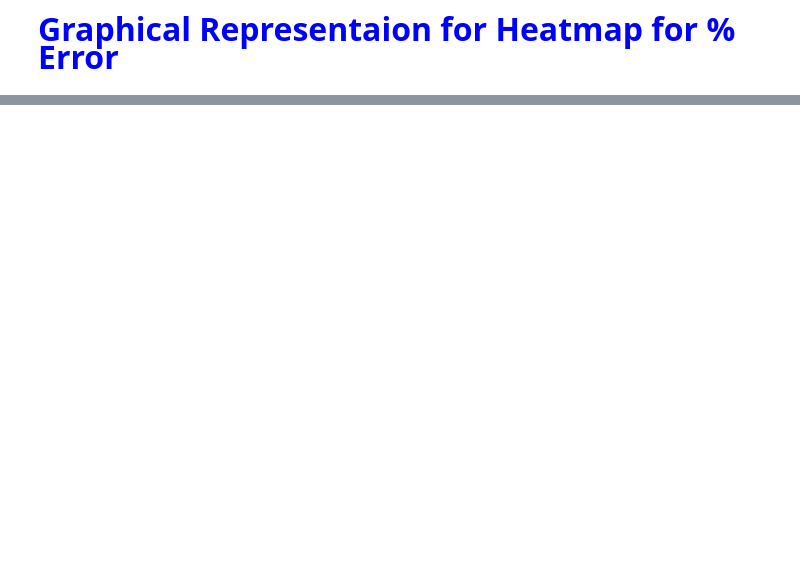
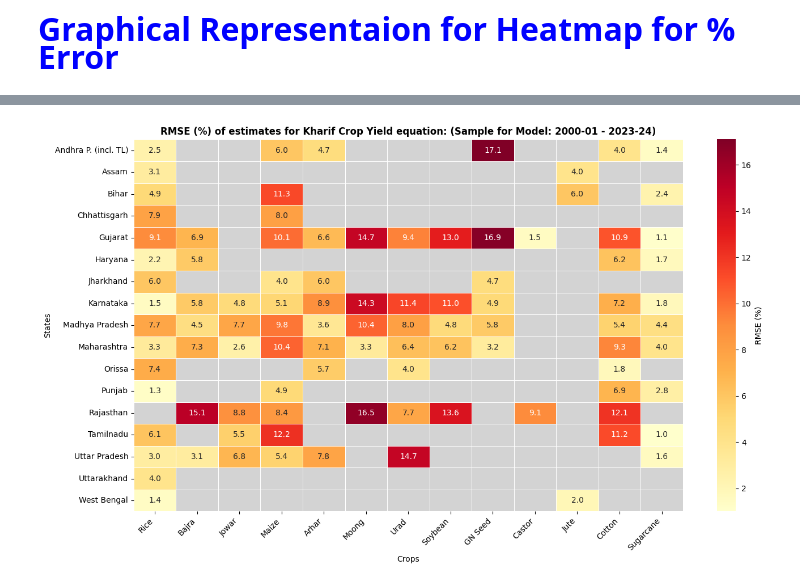
Before and after one commit to RajeshworM/Yield_Modelling_Automation, a Jupyter notebook: Heatmap.ipynb, the cells around one changed output, grey strips where cells are left out. Drawn from its saved outputs; the diff is of its cells as text; code cells hidden in the pictures; blank space fills up the shorter version.

```diff
--- a/Heatmap.ipynb
+++ b/Heatmap.ipynb
@@ -49,0 +101,55 @@ plt.show()
+# %%
+import pandas as pd
+import matplotlib.pyplot as plt
+import seaborn as sns
+import numpy as np
+
+# --- your data (simplified for clarity) ---
+data = {
+    "States": [
+        "Andhra P. (incl. TL)", "Assam", "Bihar", "Chhattisgarh", "Gujarat", "Haryana",
+        "Jharkhand", "Karnataka", "Madhya Pradesh", "Maharashtra", "Orissa", "Punjab",
+        "Rajasthan", "Tamilnadu", "Uttar Pradesh", "Uttarakhand", "West Bengal"
+    ],
+    "Rice": [2.5, 3.1, 4.9, 7.9, 9.1, 2.2, 6, 1.5, 7.7, 3.3, 7.4, 1.3, np.nan, 6.1, 3, 4, 1.4],
+    "Bajra": [np.nan, np.nan, np.nan, np.nan, 6.9, 5.8, np.nan, 5.8, 4.5, 7.3, np.nan, np.nan, 15.1, np.nan, 3.1, np.nan, np.nan],
+    "Jowar": [np.nan, np.nan, np.nan, np.nan, np.nan, np.nan, np.nan, 4.8, 7.7, 2.6, np.nan, np.nan, 8.8, 5.5, 6.8, np.nan, np.nan],
+    "Maize": [6, np.nan, 11.3, 8, 10.1, np.nan, 4, 5.1, 9.8, 10.4, np.nan, 4.9, 8.4, 12.2, 5.4, np.nan, np.nan],
+    "Arhar": [4.7, np.nan, np.nan, np.nan, 6.6, np.nan, 6, 8.9, 3.6, 7.1, 5.7, np.nan, np.nan, np.nan, 7.8, np.nan, np.nan],
+    "Moong": [np.nan, np.nan, np.nan, np.nan, 14.7, np.nan, np.nan, 14.3, 10.4, 3.3, np.nan, np.nan, 16.5, np.nan, np.nan, np.nan, np.nan],
+    "Urad": [np.nan, np.nan, np.nan, np.nan, 9.4, np.nan, np.nan, 11.4, 8, 6.4, 4, np.nan, 7.7, np.nan, 14.7, np.nan, np.nan],
+    "Soybean": [np.nan, np.nan, np.nan, np.nan, 13, np.nan, np.nan, 11, 4.8, 6.2, np.nan, np.nan, 13.6, np.nan, np.nan, np.nan, np.nan],
+    "GN Seed": [17.1, np.nan, np.nan, np.nan, 16.9, np.nan, 4.7, 4.9, 5.8, 3.2, np.nan, np.nan, np.nan, np.nan, np.nan, np.nan, np.nan],
+    "Castor": [np.nan, np.nan, np.nan, np.nan, 1.5, np.nan, np.nan, np.nan, np.nan, np.nan, np.nan, np.nan, 9.1, np.nan, np.nan, np.nan, np.nan],
+    "Jute": [np.nan, 4, 6, np.nan, np.nan, np.nan, np.nan, np.nan, np.nan, np.nan, np.nan, np.nan, np.nan, np.nan, np.nan, np.nan, 2],
+    "Cotton": [4, np.nan, np.nan, np.nan, 10.9, 6.2, np.nan, 7.2, 5.4, 9.3, 1.8, 6.9, 12.1, 11.2, np.nan, np.nan, np.nan],
+    "Sugarcane": [1.4, np.nan, 2.4, np.nan, 1.1, 1.7, np.nan, 1.8, 4.4, 4, np.nan, 2.8, np.nan, 1, 1.6, np.nan, np.nan]
+}
+df = pd.DataFrame(data).set_index("States")
+
+# --- build heatmap ---
+plt.figure(figsize=(14, 8))
+
+# colormap yellow -> red
+cmap = sns.color_palette("YlOrRd", as_cmap=True)
+cmap.set_bad(color="lightgrey")  # grey for NaN
+
+sns.heatmap(
+    df, annot=True, fmt=".1f", cmap=cmap,
+    cbar_kws={'label': 'RMSE (%)'},
+    linewidths=0.5, linecolor='white'   # thin white grid lines
+)
+
+# Titles
+plt.title("RMSE (%) of estimates for Kharif Crop Yield equation: (Sample for Model: 2000-01 - 2023-24)", fontsize=12, weight='bold')
+
+# Labels
+plt.xlabel("Crops")
+plt.ylabel("States")
+plt.xticks(rotation=45, ha='right')
+plt.yticks(rotation=0)
+
+plt.tight_layout()
+plt.show()
+# %% [output]
+[figure, added]
```
Also changed, not shown: parts of 2 cells of this notebook.
